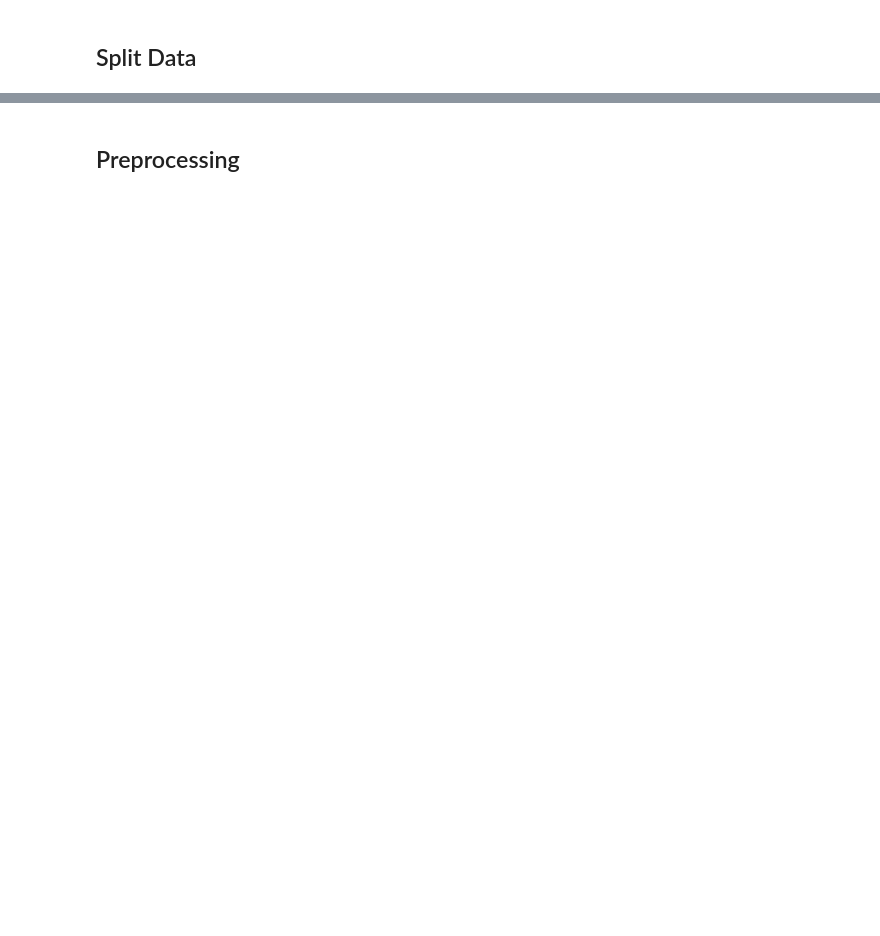
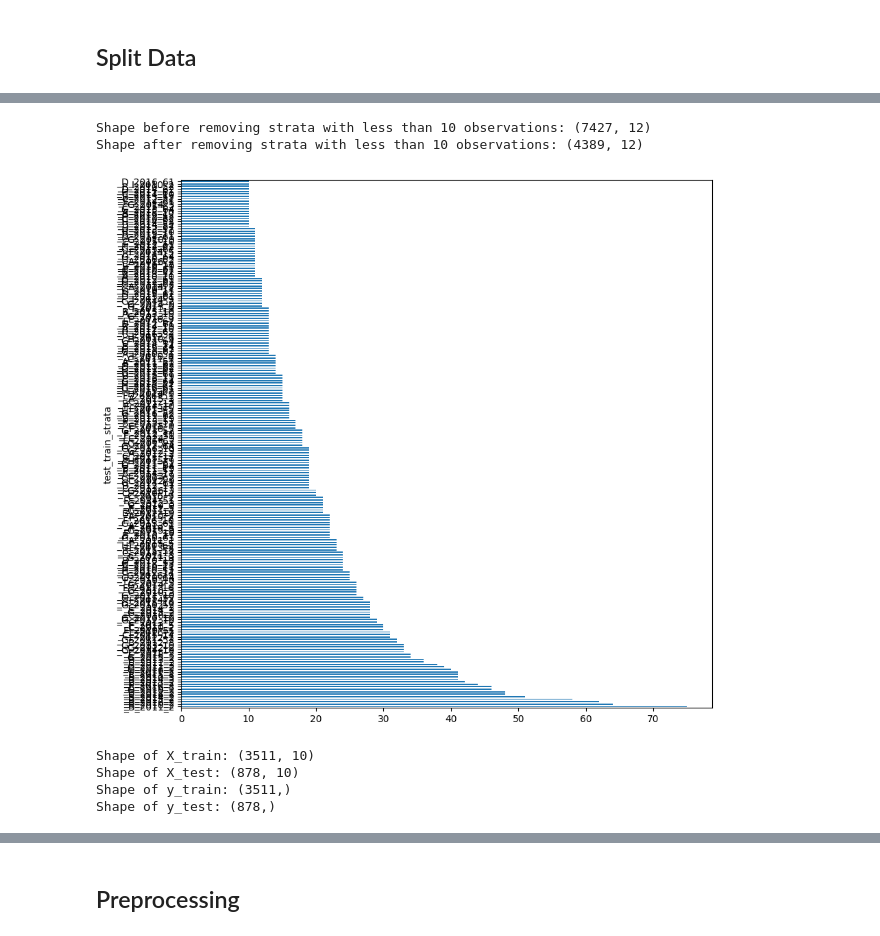
Before and after one commit to padasch/ifn_analysis, a Jupyter notebook: python/04_run_ml_models/run_random_forest.ipynb, the cells around one changed output, grey strips where cells are left out. Drawn from its saved outputs; the diff is of its cells as text; code cells hidden in the pictures; blank space fills up the shorter version.

```diff
--- a/python/04_run_ml_models/run_random_forest.ipynb
+++ b/python/04_run_ml_models/run_random_forest.ipynb
@@ -831,2 +807,23 @@ Shape of nfi_at_location_level after adding gee: (39490, 346)
+# %%
+# Get current directory
+current_dir = create_new_run_folder(folder_suffix=folder_suffix)
+
+# Write user inputs to file
+user_inputs = {
+    "folder_suffix": folder_suffix,
+    "nfi_file_name": nfi_file_name,
+    "target": target,
+    "na_drop_threshold": na_drop_threshold,
+    "seed_nr": seed_nr,
+    "test_split": test_split,
+    "test_train_strata": test_train_strata,
+    "user_input_variable_removal": user_input_variable_removal,
+}
+
+# Write to file
+file_path = f"{current_dir}/user_inputs.txt"
+with open(file_path, "w") as file:
+    for key, value in user_inputs.items():
+        file.write(f"{key}:\n - {value}\n\n")
 # %% [markdown]
 ## Filter Data
@@ -1107,15 +1129,51 @@ Stratification levels: 77, based on variables: ['gre', 'campagne_1'].
+# %%
+df_tmp = df_before_split.copy()
+
+# Remove rows where stratification level belongs to a group that has less than x observations
+strat_cutoff = 10
+stratification_counts = df_before_split["test_train_strata"].value_counts()
+stratification_counts = stratification_counts[stratification_counts < strat_cutoff]
+stratification_counts = stratification_counts.index.to_list()
+
+df_tmp = df_tmp.query("test_train_strata not in @stratification_counts")
+
+print(
+    f"\nShape before removing strata with less than {strat_cutoff} observations: {df_before_split.shape}"
+    f"\nShape after removing strata with less than {strat_cutoff} observations: {df_tmp.shape}"
+)
+df_tmp["test_train_strata"].value_counts().plot(kind="barh", figsize=(10, 10))
+
+df_dropped_stratif = df_tmp.copy()
+# %% [output]
+Shape before removing strata with less than 10 observations: (7427, 12)
+Shape after removing strata with less than 10 observations: (4389, 12)
+[figure, added]
 # %%
+df_tmp = df_dropped_stratif.copy()
+
 # Split the data into train and test sets
 X_train, X_test, y_train, y_test = train_test_split(
-    df_before_split.drop(target, axis=1),
-    df_before_split[target],
+    df_tmp.drop(target, axis=1),
+    df_tmp[target],
     test_size=test_split,
     random_state=seed_nr,
-    stratify=df_before_split["test_train_strata"],
+    stratify=df_tmp["test_train_strata"],
 )
 
 # Remove stratification column
-remove_these = ["test_train_strata"] + test_train_strata
+remove_these = [
+    "test_train_strata"
+]  # + test_train_strata # TODO Should the stratification variables be removed?
 X_train = X_train.drop(remove_these, axis=1)
 X_test = X_test.drop(remove_these, axis=1)
+
+print(f"Shape of X_train: {X_train.shape}")
+print(f"Shape of X_test: {X_test.shape}")
+print(f"Shape of y_train: {y_train.shape}")
+print(f"Shape of y_test: {y_test.shape}")
+# %% [output]
+Shape of X_train: (3511, 10)
+Shape of X_test: (878, 10)
+Shape of y_train: (3511,)
+Shape of y_test: (878,)
 # %%
```
Also changed, not shown: parts of 54 cells of this notebook.
